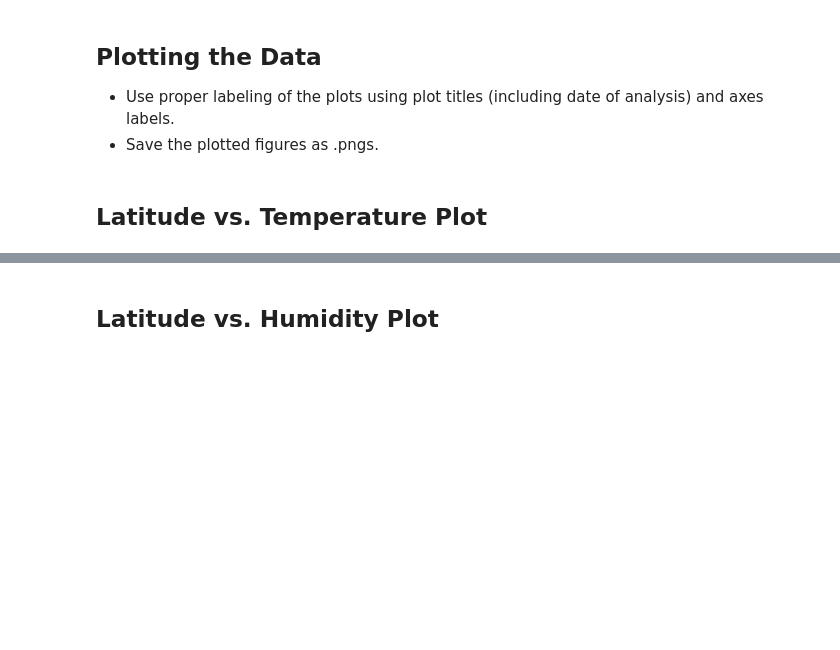
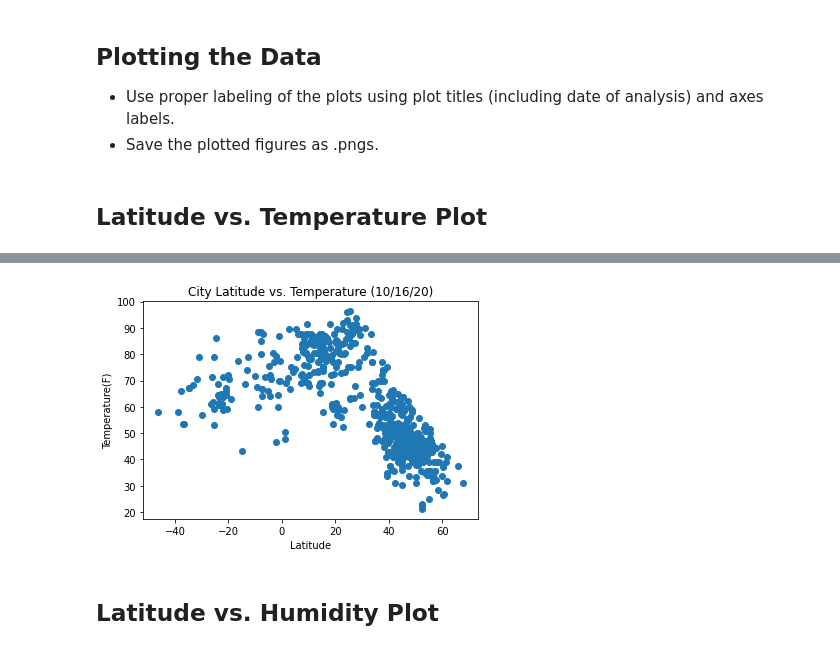
Before and after one commit to kj119/UCI_HomeWork_Jiang, a Jupyter notebook: Python-API-Challenge/WeatherPy/WeatherPy.ipynb, the cells around one changed output, grey strips where cells are left out. Cells and saved outputs as stored; diff of their text form; code cells hidden in the pictures; blank space fills up the shorter version.

Commit message:
Up to latitude vs temperature plot

```diff
--- a/Python-API-Challenge/WeatherPy/WeatherPy.ipynb
+++ b/Python-API-Challenge/WeatherPy/WeatherPy.ipynb
@@ -172,3 +153,11 @@ Int64Index([], dtype='int64')
+# %%
+plt.scatter(city_list_df['Lat'], city_list_df['Max Temp(F)'])
+plt.title('City Latitude vs. Temperature (10/16/20)')
+plt.xlabel('Latitude')
+plt.ylabel('Temperature(F)')
+plt.show()
+# %% [output]
+[figure, added]
 # %% [markdown]
 ## Latitude vs. Humidity Plot
 # %%
```
Also changed, not shown: parts of 9 cells of this notebook, 1 other file.
